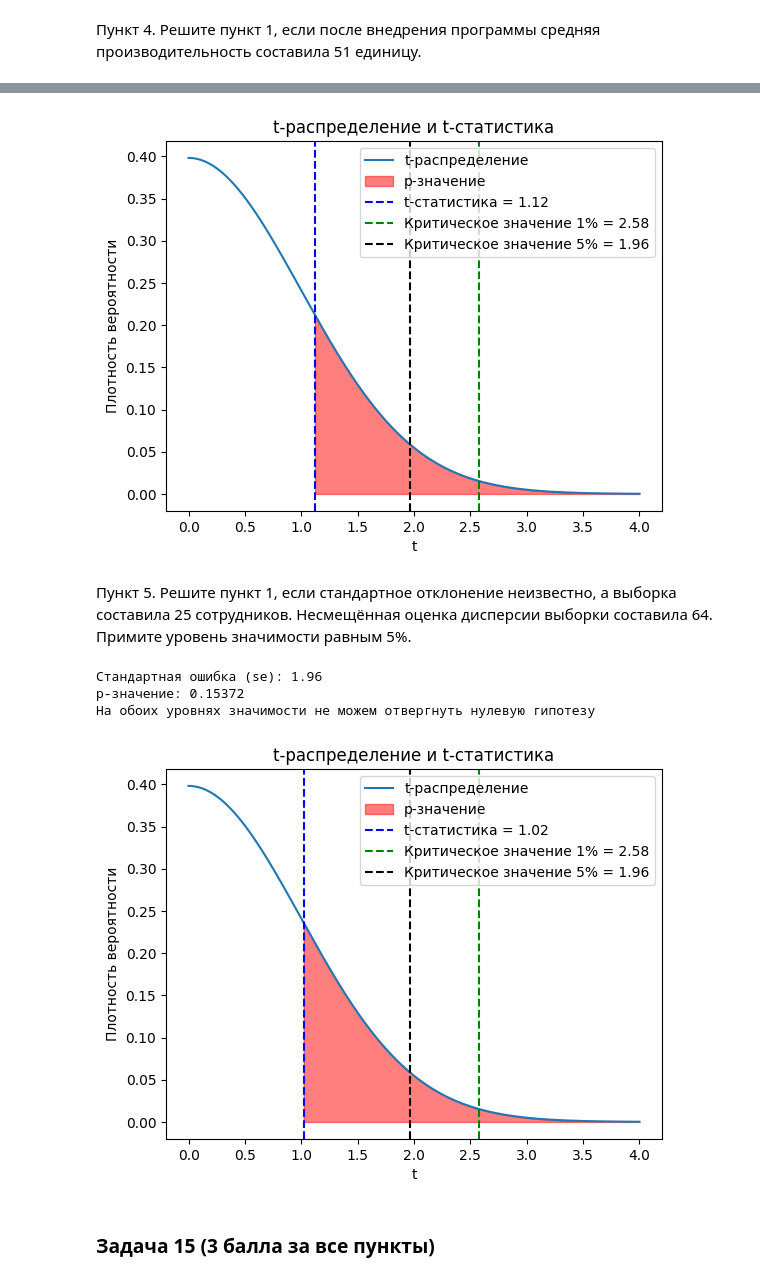
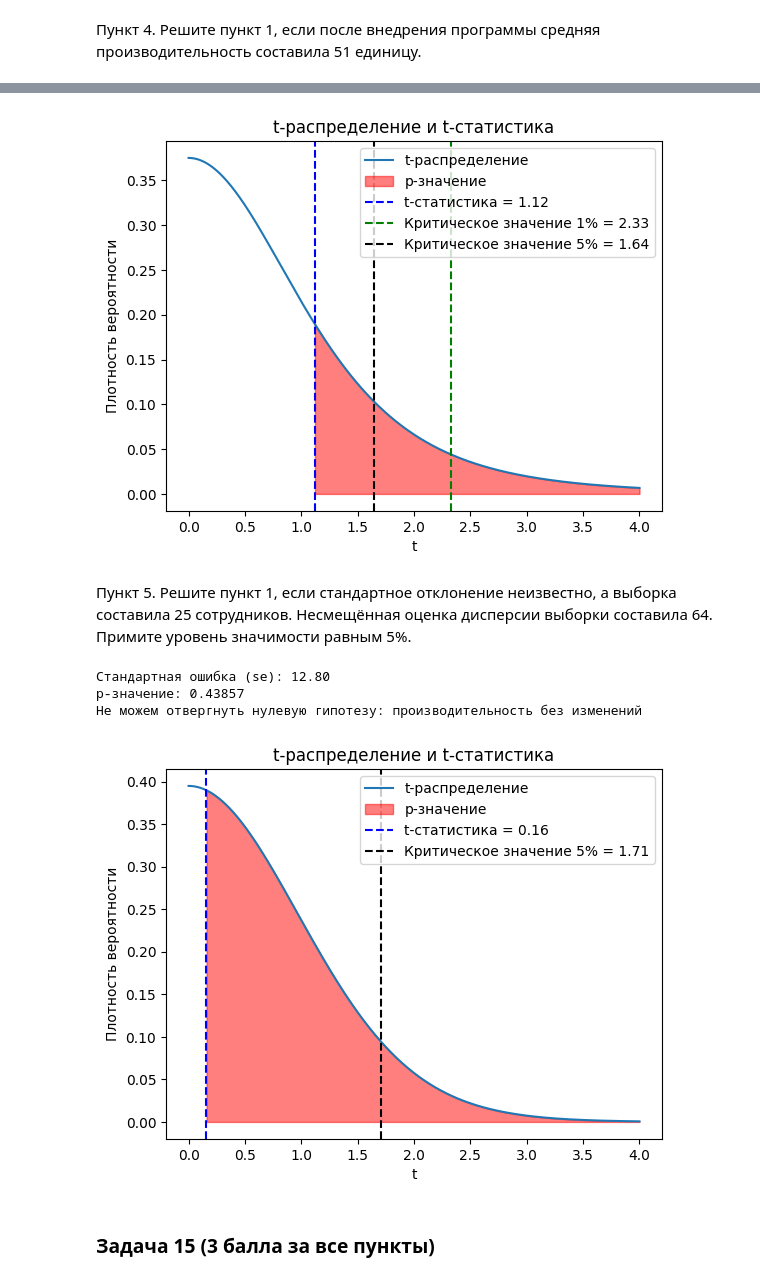
Before and after one commit to hilkovich/itmo_math_stat, a Jupyter notebook: homework_3/HW_3.ipynb, the cells around one changed output, grey strips where cells are left out. Drawn from its saved outputs; the diff is of its cells as text; code cells hidden in the pictures.

```diff
--- a/homework_3/HW_3.ipynb
+++ b/homework_3/HW_3.ipynb
@@ -1550,16 +1570,16 @@ plt.axvline(
 
 # Отмечаем критическое значение
 plt.axvline(
-    critical_value_1,
+    crit_value_1,
     color="green",
     linestyle="--",
-    label=f"Критическое значение 1% = {critical_value_1:.2f}",
+    label=f"Критическое значение 1% = {crit_value_1:.2f}",
 )
 plt.axvline(
-    critical_value_5,
+    crit_value_5,
     color="black",
     linestyle="--",
-    label=f"Критическое значение 5% = {critical_value_5:.2f}",
+    label=f"Критическое значение 5% = {crit_value_5:.2f}",
 )
 
 plt.legend()
@@ -1569,6 +1589,6 @@ plt.ylabel("Плотность вероятности")
 
 plt.show()
 # %% [output]
-[figure, old version]
+[figure, new version]
 # %% [markdown]
 Пункт 5. Решите пункт 1, если стандартное отклонение неизвестно, а выборка составила 25 сотрудников. Несмещённая оценка дисперсии выборки составила 64. Примите уровень значимости равным 5%.
@@ -1581,36 +1603,30 @@ population_mean_before = 50
 # %%
-sp2 = 64
-
 # Стандартная ошибка
-se = np.sqrt(sp2 * (1 / population_mean_before + 1 / sample_size))
+se = var / np.sqrt(n)
 print(f"Стандартная ошибка (se): {se:.2f}")
 
 # Вычисление статистики теста
-z_score = (sample_mean - population_mean_before) / se
-
-# Определение критического значения для уровня значимости 1%
-alpha = 0.01
-critical_value_1 = norm.ppf(1 - alpha / 2)
+z_score = (mu1 - mu0) / se
 
 # Определение критического значения для уровня значимости 5%
-alpha = 0.05
-critical_value_5 = norm.ppf(1 - alpha / 2)
+df = n - 1
+crit_value_5 = t.ppf(1 - alpha, df)
 
-# p-значение
-p_value = 1 - norm.cdf(z_score)
+# Шаг p-значение
+p_value = 1 - t.cdf(z_score, df)
 print(f"p-значение: {p_value:.5f}")
 
 # Проверка нулевой гипотезы
-if z_score > critical_value_1:
-    print("На уровне значимости 1% отвергаем нулевую гипотезу")
-elif z_score > critical_value_5:
-    print("На уровне значимости 5% отвергаем нулевую гипотезу")
+if z_score > crit_value_5:
+    print(
+        "На уровне значимости 5% отвергаем нулевую гипотезу: повысилась производительность"
+    )
 else:
-    print("На обоих уровнях значимости не можем отвергнуть нулевую гипотезу")
+    print("Не можем отвергнуть нулевую гипотезу: производительность без изменений")
 # %% [output]
-Стандартная ошибка (se): 1.96
-p-значение: 0.15372
-На обоих уровнях значимости не можем отвергнуть нулевую гипотезу
+Стандартная ошибка (se): 12.80
+p-значение: 0.43857
+Не можем отвергнуть нулевую гипотезу: производительность без изменений
 # %%
 t_values = np.linspace(0, 4, 1000)
 pdf = t.pdf(t_values, df)
@@ -1619,42 +1635,36 @@ pdf = t.pdf(t_values, df)
 plt.plot(t_values, pdf, label="t-распределение")
 
 # Закрашиваем область p-значения
 plt.fill_between(
     t_values,
     pdf,
     where=(t_values >= z_score),
     color="red",
     alpha=0.5,
     label="p-значение",
 )
 
 # Отмечаем t-статистику
 plt.axvline(
     z_score, color="blue", linestyle="--", label=f"t-статистика = {z_score:.2f}"
 )
 
 # Отмечаем критическое значение
 plt.axvline(
-    critical_value_1,
-    color="green",
-    linestyle="--",
-    label=f"Критическое значение 1% = {critical_value_1:.2f}",
-)
-plt.axvline(
-    critical_value_5,
+    crit_value_5,
     color="black",
     linestyle="--",
-    label=f"Критическое значение 5% = {critical_value_5:.2f}",
+    label=f"Критическое значение 5% = {crit_value_5:.2f}",
 )
 
 plt.legend()
 plt.title("t-распределение и t-статистика")
 plt.xlabel("t")
 plt.ylabel("Плотность вероятности")
 
 plt.show()
 # %% [output]
-[figure, old version]
+[figure, new version]
 # %% [markdown]
 ### Задача 15 (3 балла за все пункты)
 # %% [markdown]
```
Also changed, not shown: parts of 21 cells of this notebook.
